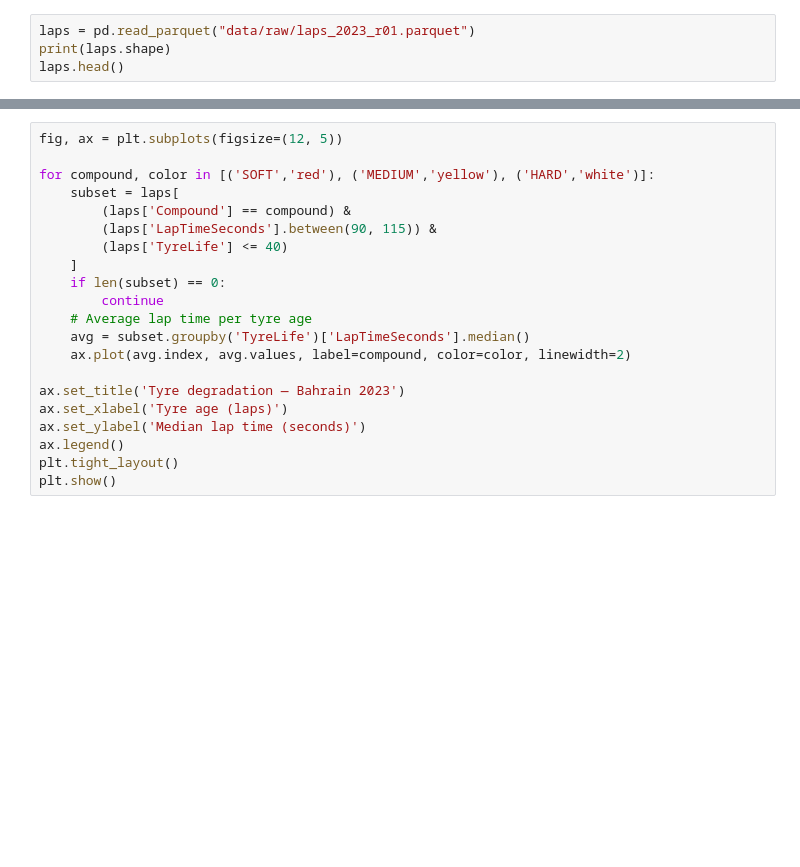
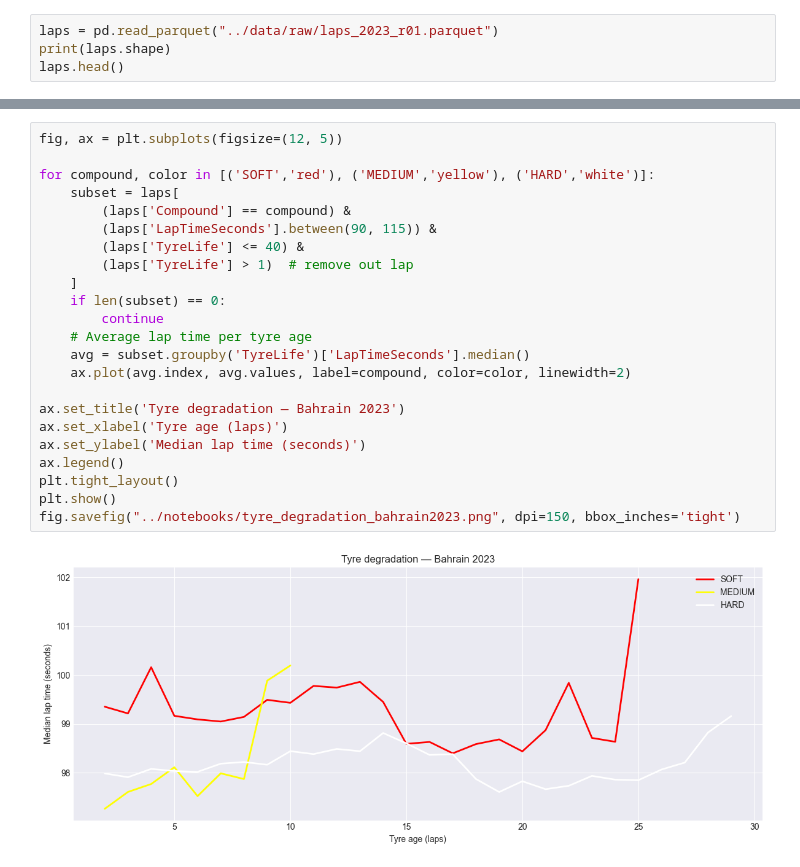
Before and after one commit to Shreyansh262/f1-strategist, a Jupyter notebook: notebooks/01_eda.ipynb, the cells around one changed output, grey strips where cells are left out. Saved outputs shown, nothing was run; the diff lists cells and outputs as text; blank space fills up the shorter version.

```diff
--- a/notebooks/01_eda.ipynb
+++ b/notebooks/01_eda.ipynb
@@ -10,6 +9,6 @@ fastf1.Cache.enable_cache("cache/")
 plt.style.use("seaborn-v0_8-darkgrid")
 pd.set_option("display.max_columns", 20)
 # %%
-laps = pd.read_parquet("data/raw/laps_2023_r01.parquet")
+laps = pd.read_parquet("../data/raw/laps_2023_r01.parquet")
 print(laps.shape)
 laps.head()
@@ -33,24 +60,28 @@ plt.show()
 # %%
 fig, ax = plt.subplots(figsize=(12, 5))
 
 for compound, color in [('SOFT','red'), ('MEDIUM','yellow'), ('HARD','white')]:
     subset = laps[
         (laps['Compound'] == compound) &
         (laps['LapTimeSeconds'].between(90, 115)) &
-        (laps['TyreLife'] <= 40)
+        (laps['TyreLife'] <= 40) &
+        (laps['TyreLife'] > 1)  # remove out lap
     ]
     if len(subset) == 0:
         continue
     # Average lap time per tyre age
     avg = subset.groupby('TyreLife')['LapTimeSeconds'].median()
     ax.plot(avg.index, avg.values, label=compound, color=color, linewidth=2)
 
 ax.set_title('Tyre degradation — Bahrain 2023')
 ax.set_xlabel('Tyre age (laps)')
 ax.set_ylabel('Median lap time (seconds)')
 ax.legend()
 plt.tight_layout()
 plt.show()
+fig.savefig("../notebooks/tyre_degradation_bahrain2023.png", dpi=150, bbox_inches='tight')
+# %% [output]
+[figure, added]
 # %%
 top_drivers = laps['Driver'].value_counts().head(5).index
 
```
Also changed, not shown: parts of 6 cells of this notebook, 5 other files.
